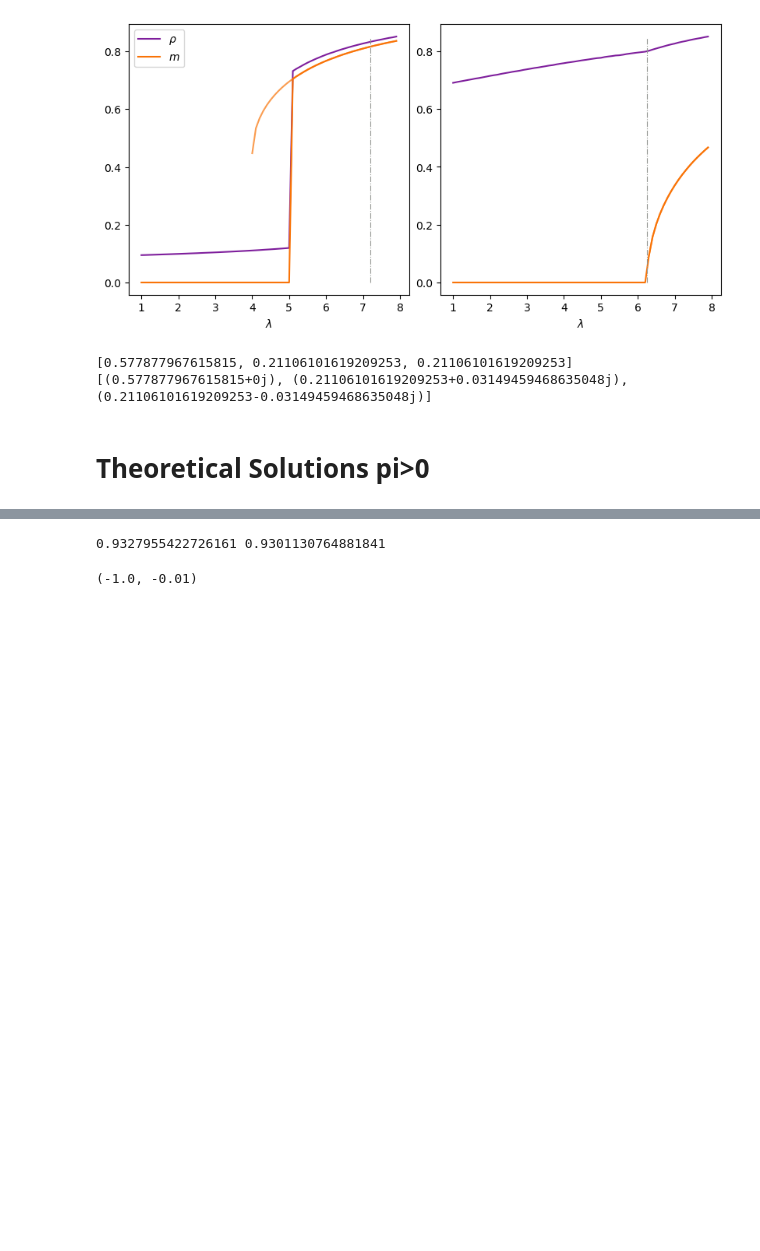
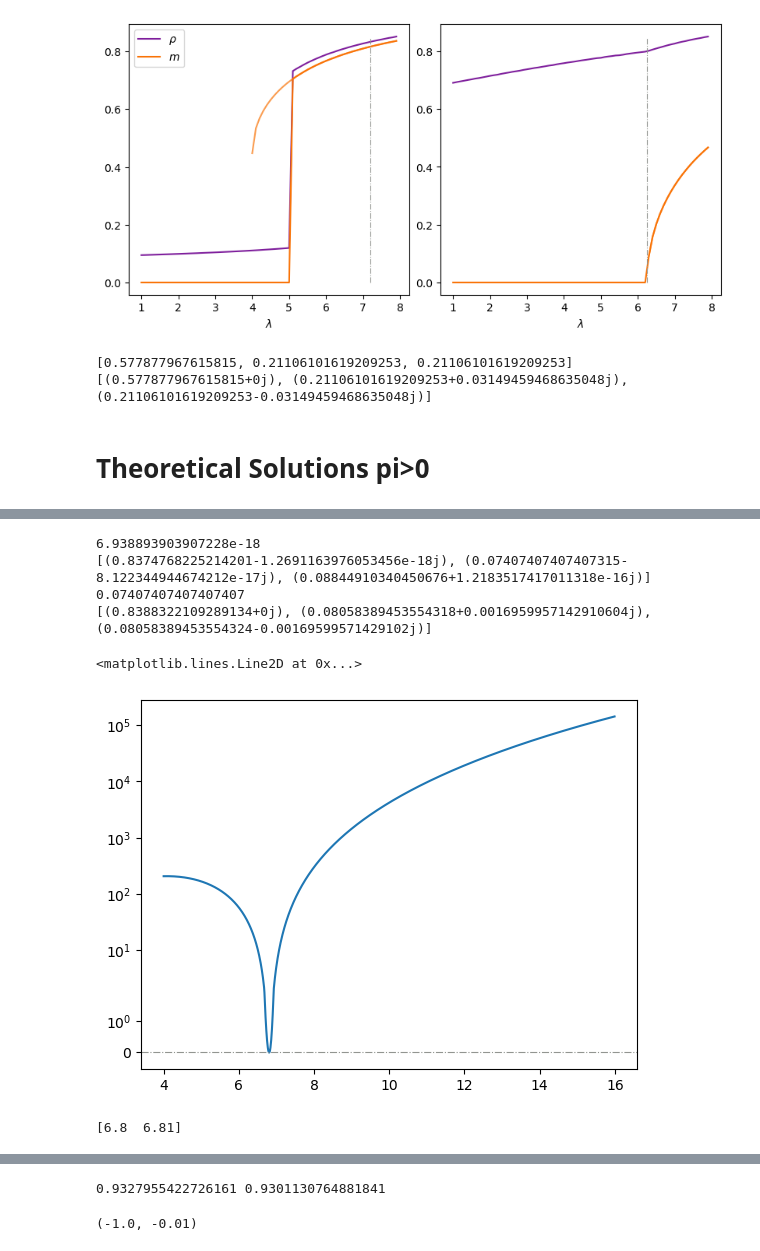
Before and after one commit to dmarchp/TFM_code, a Jupyter notebook: det_sols_f0_as_pi/non_lin_rec_two_sites.ipynb, the cells around one changed output, grey strips where cells are left out. Saved outputs shown, nothing was run; the diff lists cells and outputs as text; code cells hidden in the pictures; blank space fills up the shorter version.

```diff
--- a/det_sols_f0_as_pi/non_lin_rec_two_sites.ipynb
+++ b/det_sols_f0_as_pi/non_lin_rec_two_sites.ipynb
@@ -63,9 +63,9 @@ def poly3_rho_m0(rho, r, l, pi):
     return a*rho**3 + b*rho**2 + c*rho + d
 
 def poly3_rho_m0_sols(r, l, pi):
-    a, b = -l/2, l/2
-    c = -2*pi - 1
-    d = 2*pi
+    a, b = -l/(2*r), l/(2*r)
+    c = -2*pi/r - 1
+    d = 2*pi/r
     # step 1: delta0 and elta 1
     delta0 = b**2 - 3*a*c
     delta1 = 2*b**3 - 9*a*b*c + 27*a**2*d
@@ -90,6 +90,14 @@ def poly3_rho_m0_sols(r, l, pi):
         roots.append(f0_root), roots_Re.append(f0_root.real)
     return roots_Re, roots
 
+def poly3_rho_m0_deltas(r, l, pi):
+    a, b = -l/(2*r), l/(2*r)
+    c = -2*pi/r - 1
+    d = 2*pi/r
+    # step 1: delta0 and elta 1
+    delta0 = b**2 - 3*a*c
+    delta1 = 2*b**3 - 9*a*b*c + 27*a**2*d
+    return delta0, delta1
 
 ####### LSA #######
 def LSA_matrix(sol, r, l, pi):
@@ -97,7 +105,7 @@ def LSA_matrix(sol, r, l, pi):
     rho, m = sol
     a11 = (1-rho)*rho*l - 2*pi - l/2*(rho**2 + m**2) - r
     a12 = (1-rho)*m*l
-    a21 = l*(1-rho)*m + l*rho*m
+    a21 = l*(1-rho)*m - l*rho*m
     a22 = l*(1-rho)*rho - r
     return np.array([[a11, a12], [a21, a22]])
 
@@ -430 +519,41 @@ for l in ls_m0:
+# %%
+### let's check this thing:
+# when pi < 1/4, there's a moment where the lower pranch of the m==0 sols cruts with the lower branch of the m != 0 sols, seemingly at lambda=lambda_m
+# i.e. rhom is a solution of the 3rd degree poly at lambda = lambda_m !!!!!
+
+r = 1
+pi = 0.02
+l_m = (4*pi + 1)**2/(4*pi)
+l = l_m
+rhom = (1-np.sqrt(1-4*r/l))/2
+
+poly_val = poly3_rho_m0(rhom, r, l, pi)
+print(poly_val)
+
+# and the sols that I get from the poly... is one of them rhom? Yes!!
+solsRe, solsIm = poly3_rho_m0_sols(r, l, pi)
+print(solsIm)
+print(rhom)
+# %% [output]
+6.938893903907228e-18
+[(0.8374768225214201-1.2691163976053456e-18j), (0.07407407407407315-8.122344944674212e-17j), (0.08844910340450676+1.2183517417011318e-16j)]
+0.07407407407407407
+[(0.8388322109289134+0j), (0.08058389453554318+0.0016959957142910604j), (0.08058389453554324-0.00169599571429102j)]
+# %%
+r, pi = 1, 0.061
+ls = np.arange(4.0,16.0, 0.01)
+delta0, delta1 = poly3_rho_m0_deltas(r, ls, pi)
+radicand = delta1**2 - 4*delta0**3
+
+fig, ax = plt.subplots()
+ax.set(yscale='symlog')
+ax.plot(ls, radicand)
+ax.axhline(0.0, ls='-.', lw=0.8, color='xkcd:gray')
+# %% [output]
+<matplotlib.lines.Line2D at 0x...>
+[figure, added]
+# %%
+print(ls[radicand < 0])
+# %% [output]
+[6.8  6.81]
 # %%
```
Also changed, not shown: parts of 10 cells of this notebook, 12 other files.
